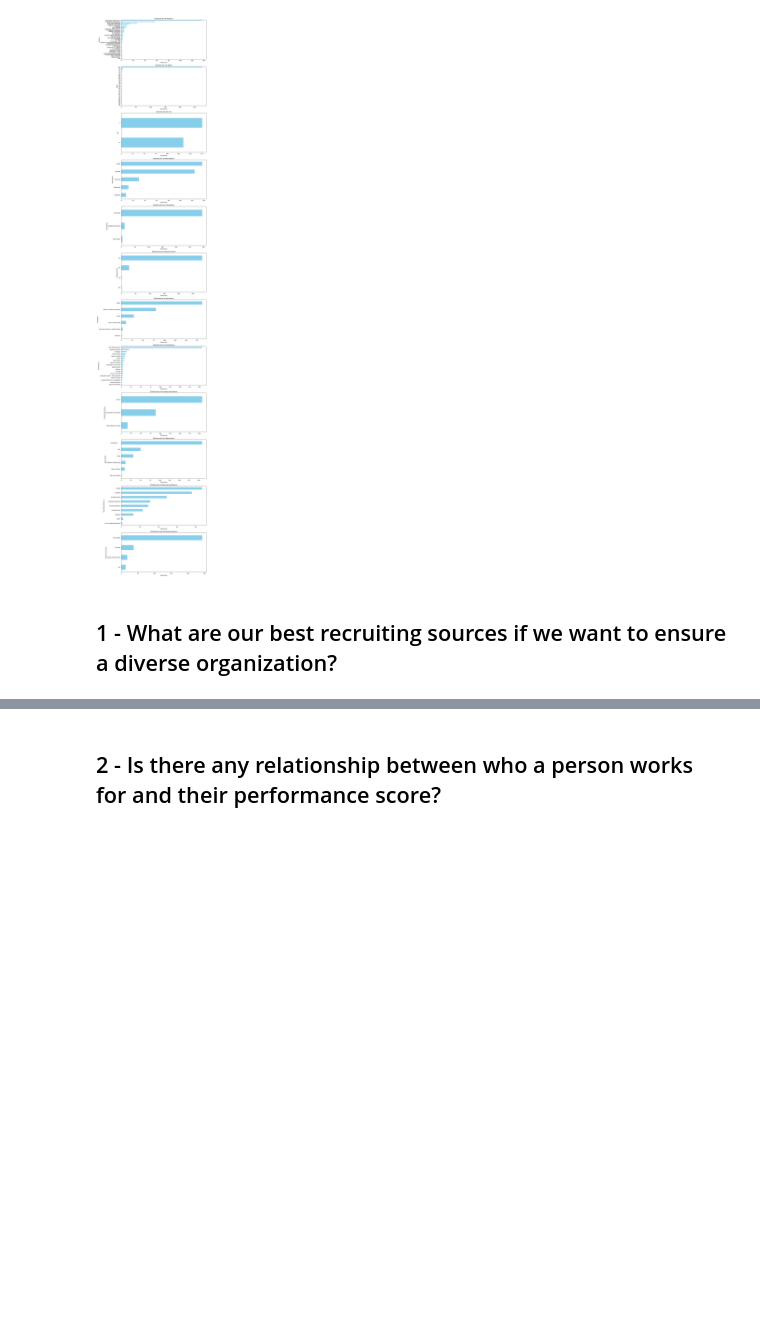
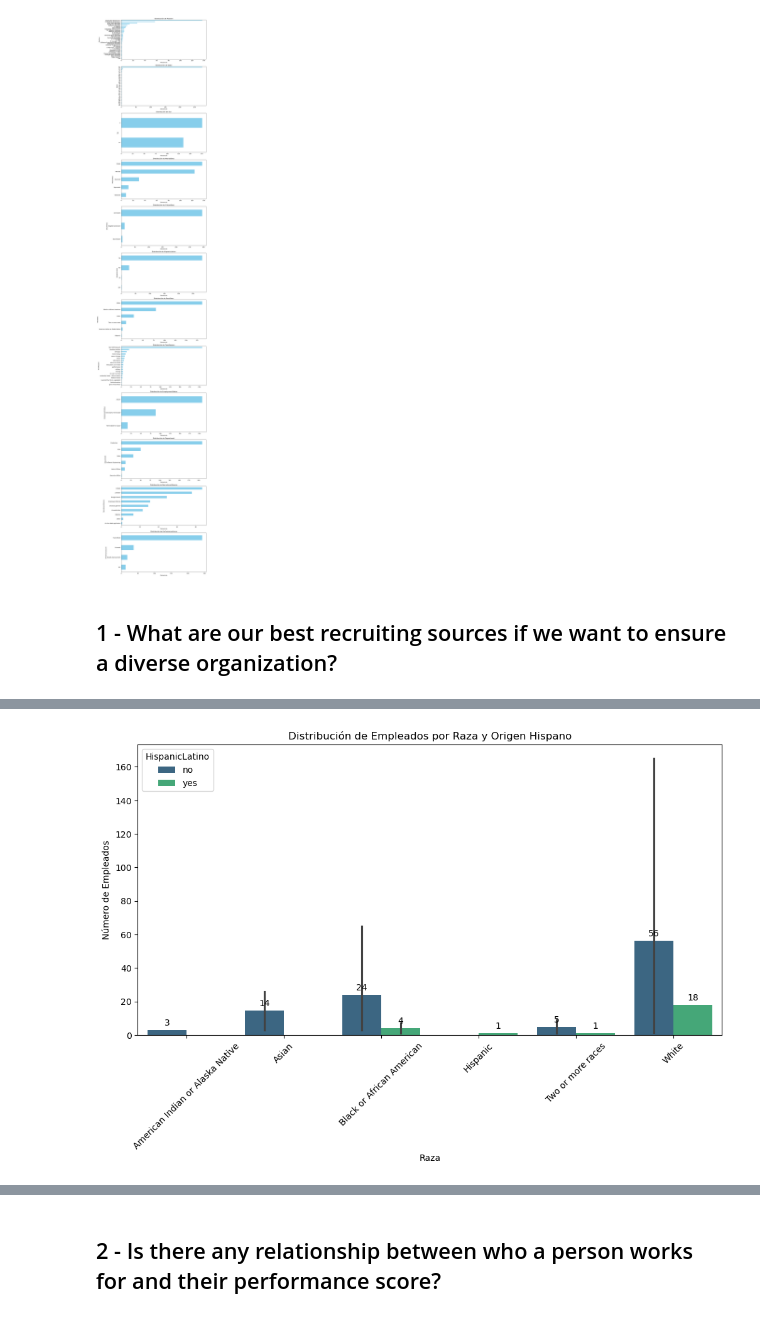
Before and after one commit to Mrivasesade/HR_Hackaton, a Jupyter notebook: HRAnalytics_Hackaton.ipynb, the cells around one changed output, grey strips where cells are left out. Saved outputs shown, nothing was run; the diff lists cells and outputs as text; code cells hidden in the pictures; blank space fills up the shorter version.

```diff
--- a/HRAnalytics_Hackaton.ipynb
+++ b/HRAnalytics_Hackaton.ipynb
@@ -216,0 +248,4 @@ plt.show()
+# %%
+def calcular_edad(fecha_nac):
+    hoy = datetime.today()
+    return hoy.year - fecha_nac.year - ((hoy.month, hoy.day) < (fecha_nac.month, fecha_nac.day))
@@ -216,0 +335,12 @@ plt.show()
+# %%
+# Agrupar y calcular el porcentaje
+df_grouped = df.groupby(['RaceDesc', 'HispanicLatino', 'CitizenDesc'])['Employee_Name'].count().reset_index()
+
+# Renombrar la columna de conteo
+df_grouped.rename(columns={'Employee_Name': 'Count'}, inplace=True)
+
+# Calcular el porcentaje sobre el total
+df_grouped['Percentage'] = (df_grouped['Count'] / df_grouped['Count'].sum()) * 100
+
+# Mostrar la tabla formateada
+print(tabulate(df_grouped, headers='keys', tablefmt='grid'))
@@ -216,0 +365,25 @@ plt.show()
+# %%
+import matplotlib.pyplot as plt
+import seaborn as sns
+
+# Crear la figura y ajustar el tamaño
+plt.figure(figsize=(12, 6))
+
+# Crear un gráfico de barras
+sns.barplot(data=df_grouped, x='RaceDesc', y='Count', hue='HispanicLatino', palette='viridis')
+
+# Agregar etiquetas y título
+plt.xlabel('Raza')
+plt.ylabel('Número de Empleados')
+plt.title('Distribución de Empleados por Raza y Origen Hispano')
+plt.xticks(rotation=45)  # Rotar etiquetas para mejor lectura
+
+# Mostrar los valores encima de las barras
+for container in plt.gca().containers:
+    plt.bar_label(container, fmt='%d', label_type='edge', fontsize=10, padding=3)
+
+# Mostrar el gráfico
+plt.legend(title="HispanicLatino")
+plt.show()
+# %% [output]
+[figure, added]
```
Also changed, not shown: parts of 28 cells of this notebook.
